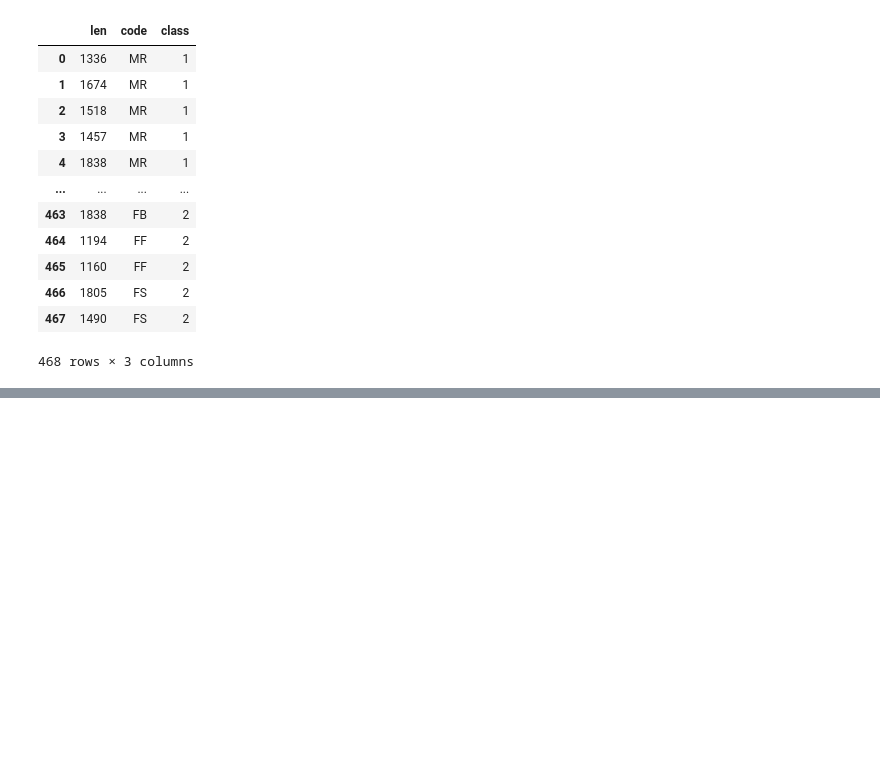
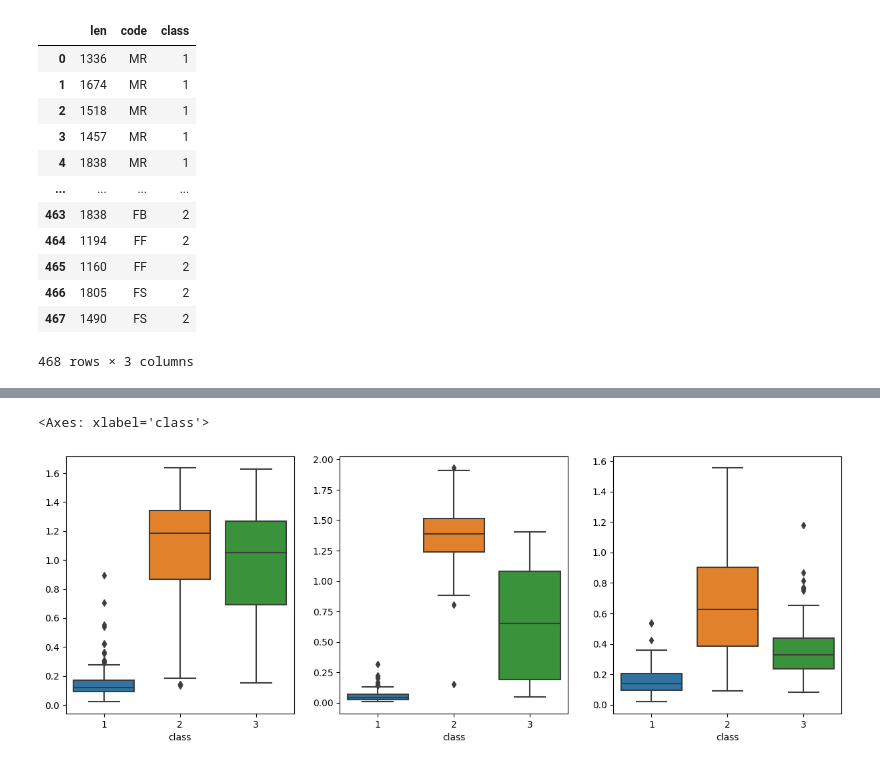
Before and after one commit to Vinavil334/SL4HD, a Jupyter notebook: The_Great_Giochini.ipynb, the cells around one changed output, grey strips where cells are left out. Saved outputs shown, nothing was run; the diff lists cells and outputs as text; code cells hidden in the pictures; blank space fills up the shorter version.

```diff
--- a/The_Great_Giochini.ipynb
+++ b/The_Great_Giochini.ipynb
@@ -263,0 +297,35 @@ freq = np.linspace(0, Fs/2, int(len(t)/2)+1)
+# %%
+delta_x = []
+deltarg_x = []
+delta_y = []
+deltarg_y = []
+delta_z = []
+deltarg_z = []
+
+for i in np.arange(len(df)):
+
+    t = np.asarray(li[i].t)
+
+    coef_x = df.iloc[i,:6]
+    poly_x = np.poly1d(coef_x)
+    delta_x.append(np.max(poly_x(t))-np.min(poly_x(t)))
+    deltarg_x.append(t[np.argmax(poly_x(t))]-t[np.argmin(poly_x(t))])
+
+    coef_y = df.iloc[i,6:12]
+    poly_y = np.poly1d(coef_y)
+    delta_y.append(np.max(poly_y(t))-np.min(poly_y(t)))
+    deltarg_y.append(t[np.argmax(poly_y(t))]-t[np.argmin(poly_y(t))])
+
+    coef_z = df.iloc[i,12:]
+    poly_z = np.poly1d(coef_z)
+    delta_z.append(np.max(poly_z(t))-np.min(poly_z(t)))
+    deltarg_z.append(t[np.argmax(poly_z(t))]-t[np.argmin(poly_z(t))])
+# %%
+fig, axs = plt.subplots(ncols=3, figsize=(15,5))
+
+sns.boxplot(x='class',y=delta_x,data=dfc,ax=axs[0])
+sns.boxplot(x='class',y=delta_y,data=dfc,ax=axs[1])
+sns.boxplot(x='class',y=delta_z,data=dfc,ax=axs[2])
+# %% [output]
+<Axes: xlabel='class'>
+[figure, added]
```
Also changed, not shown: parts of 23 cells of this notebook, 1 other file.
